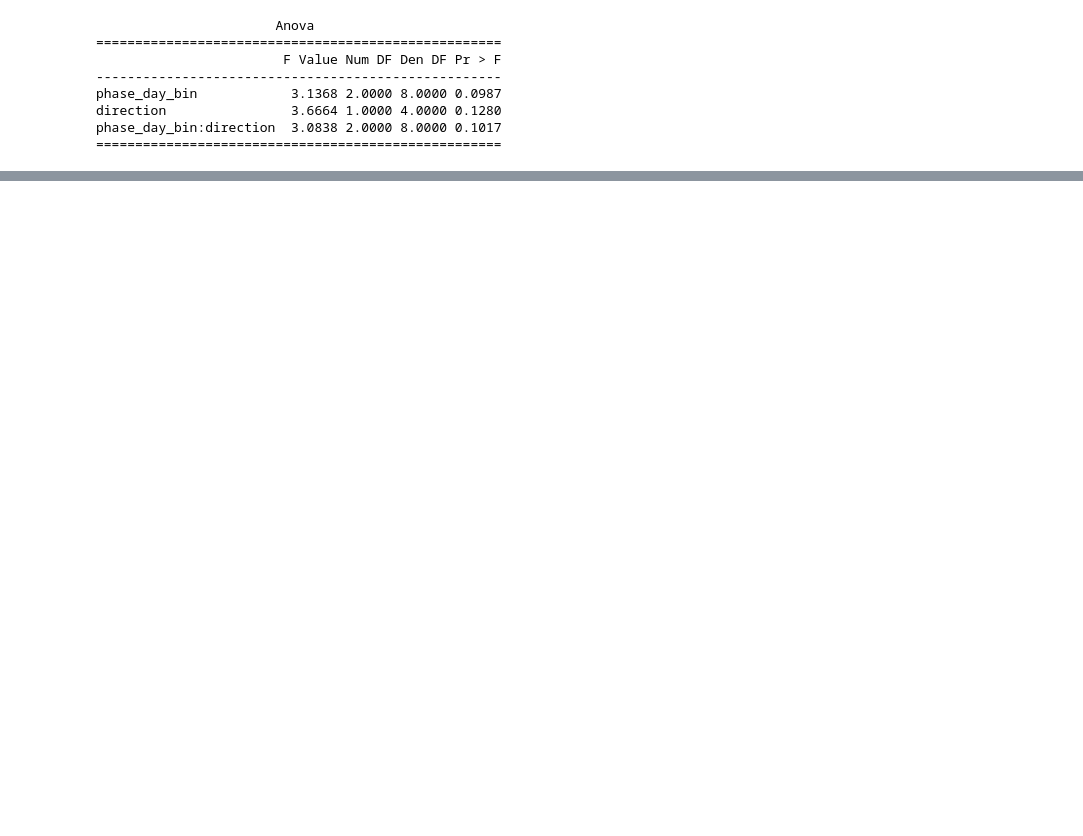
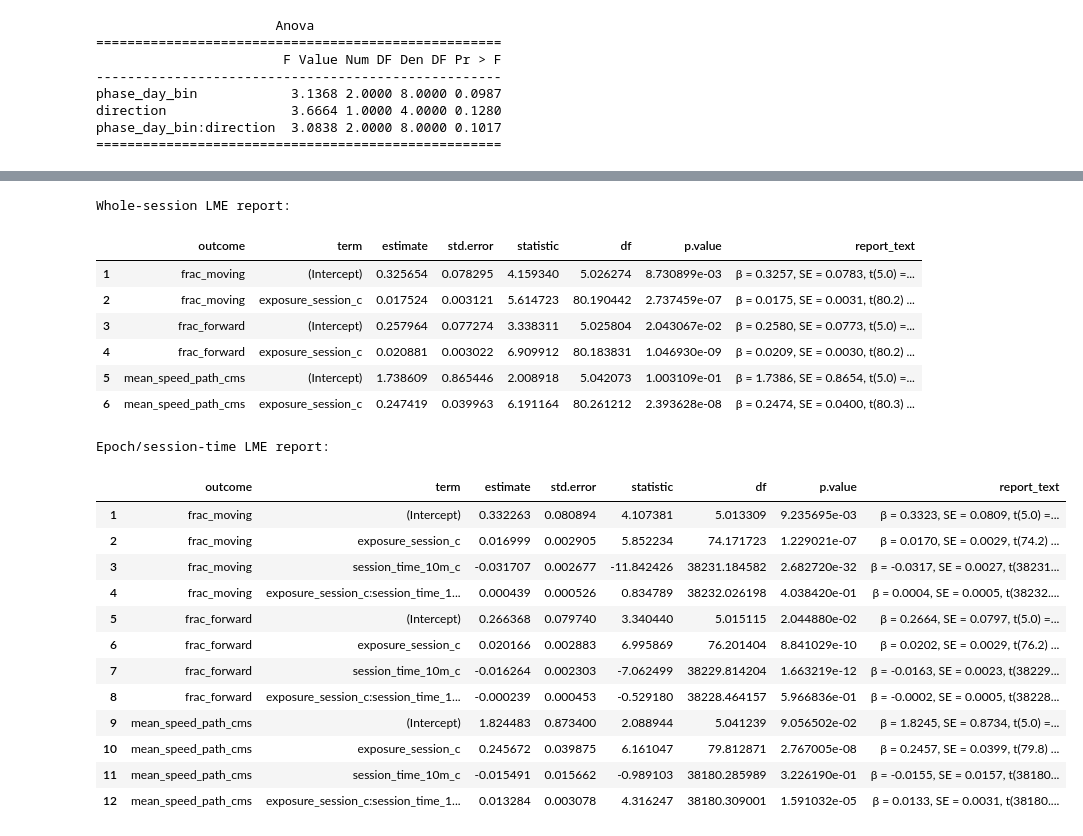
Before and after one commit to neuromomentumlab/Classical_Conditioning_Air_Wheel, a Jupyter notebook: Python/notebooks/habituation_analysis.ipynb, the cells around one changed output, grey strips where cells are left out. Saved outputs shown, nothing was run; the diff lists cells and outputs as text; code cells hidden in the pictures; blank space fills up the shorter version.

```diff
--- a/Python/notebooks/habituation_analysis.ipynb
+++ b/Python/notebooks/habituation_analysis.ipynb
@@ -1361,0 +1670,60 @@ phase_day_bin:direction  3.0838 2.0000 8.0000 0.1017
+# %%
+import pandas as pd
+import numpy as np
+
+def format_p(p):
+    if pd.isna(p):
+        return "p = NA"
+    elif p < 0.001:
+        return "p < 0.001"
+    else:
+        return f"p = {p:.3f}"
+
+def make_lme_report_table(df):
+    report_df = df.copy()
+
+    report_df["report_text"] = report_df.apply(
+        lambda r: (
+            f"β = {r['estimate']:.4f}, "
+            f"SE = {r['std.error']:.4f}, "
+            f"t({r['df']:.1f}) = {r['statistic']:.2f}, "
+            f"{format_p(r['p.value'])}"
+        ),
+        axis=1
+    )
+
+    return report_df[
+        ["outcome", "term", "estimate", "std.error", "statistic", "df", "p.value", "report_text"]
+    ]
+
+hab_session_report = make_lme_report_table(hab_session_results_R)
+hab_epoch_report = make_lme_report_table(hab_epoch_results_R)
+
+print("Whole-session LME report:")
+display(hab_session_report)
+
+print("Epoch/session-time LME report:")
+display(hab_epoch_report)
+# %% [output]
+Whole-session LME report:
+|  | outcome | term | estimate | std.error | statistic | df | p.value | report_text |
+| 1 | frac_moving | (Intercept) | 0.325654 | 0.078295 | 4.159340 | 5.026274 | 8.730899e-03 | β = 0.3257, SE = 0.0783, t(5.0) =... |
+| 2 | frac_moving | exposure_session_c | 0.017524 | 0.003121 | 5.614723 | 80.190442 | 2.737459e-07 | β = 0.0175, SE = 0.0031, t(80.2) ... |
+| 3 | frac_forward | (Intercept) | 0.257964 | 0.077274 | 3.338311 | 5.025804 | 2.043067e-02 | β = 0.2580, SE = 0.0773, t(5.0) =... |
+| 4 | frac_forward | exposure_session_c | 0.020881 | 0.003022 | 6.909912 | 80.183831 | 1.046930e-09 | β = 0.0209, SE = 0.0030, t(80.2) ... |
+| 5 | mean_speed_path_cms | (Intercept) | 1.738609 | 0.865446 | 2.008918 | 5.042073 | 1.003109e-01 | β = 1.7386, SE = 0.8654, t(5.0) =... |
+| 6 | mean_speed_path_cms | exposure_session_c | 0.247419 | 0.039963 | 6.191164 | 80.261212 | 2.393628e-08 | β = 0.2474, SE = 0.0400, t(80.3) ... |
+Epoch/session-time LME report:
+|  | outcome | term | estimate | std.error | statistic | df | p.value | report_text |
+| 1 | frac_moving | (Intercept) | 0.332263 | 0.080894 | 4.107381 | 5.013309 | 9.235695e-03 | β = 0.3323, SE = 0.0809, t(5.0) =... |
+| 2 | frac_moving | exposure_session_c | 0.016999 | 0.002905 | 5.852234 | 74.171723 | 1.229021e-07 | β = 0.0170, SE = 0.0029, t(74.2) ... |
+| 3 | frac_moving | session_time_10m_c | -0.031707 | 0.002677 | -11.842426 | 38231.184582 | 2.682720e-32 | β = -0.0317, SE = 0.0027, t(38231... |
+| 4 | frac_moving | exposure_session_c:session_time_1... | 0.000439 | 0.000526 | 0.834789 | 38232.026198 | 4.038420e-01 | β = 0.0004, SE = 0.0005, t(38232.... |
+| 5 | frac_forward | (Intercept) | 0.266368 | 0.079740 | 3.340440 | 5.015115 | 2.044880e-02 | β = 0.2664, SE = 0.0797, t(5.0) =... |
+| 6 | frac_forward | exposure_session_c | 0.020166 | 0.002883 | 6.995869 | 76.201404 | 8.841029e-10 | β = 0.0202, SE = 0.0029, t(76.2) ... |
+| 7 | frac_forward | session_time_10m_c | -0.016264 | 0.002303 | -7.062499 | 38229.814204 | 1.663219e-12 | β = -0.0163, SE = 0.0023, t(38229... |
+| 8 | frac_forward | exposure_session_c:session_time_1... | -0.000239 | 0.000453 | -0.529180 | 38228.464157 | 5.966836e-01 | β = -0.0002, SE = 0.0005, t(38228... |
+| 9 | mean_speed_path_cms | (Intercept) | 1.824483 | 0.873400 | 2.088944 | 5.041239 | 9.056502e-02 | β = 1.8245, SE = 0.8734, t(5.0) =... |
+| 10 | mean_speed_path_cms | exposure_session_c | 0.245672 | 0.039875 | 6.161047 | 79.812871 | 2.767005e-08 | β = 0.2457, SE = 0.0399, t(79.8) ... |
+| 11 | mean_speed_path_cms | session_time_10m_c | -0.015491 | 0.015662 | -0.989103 | 38180.285989 | 3.226190e-01 | β = -0.0155, SE = 0.0157, t(38180... |
+| 12 | mean_speed_path_cms | exposure_session_c:session_time_1... | 0.013284 | 0.003078 | 4.316247 | 38180.309001 | 1.591032e-05 | β = 0.0133, SE = 0.0031, t(38180.... |
```
Also changed, not shown: parts of 8 cells of this notebook, 1 other file.
